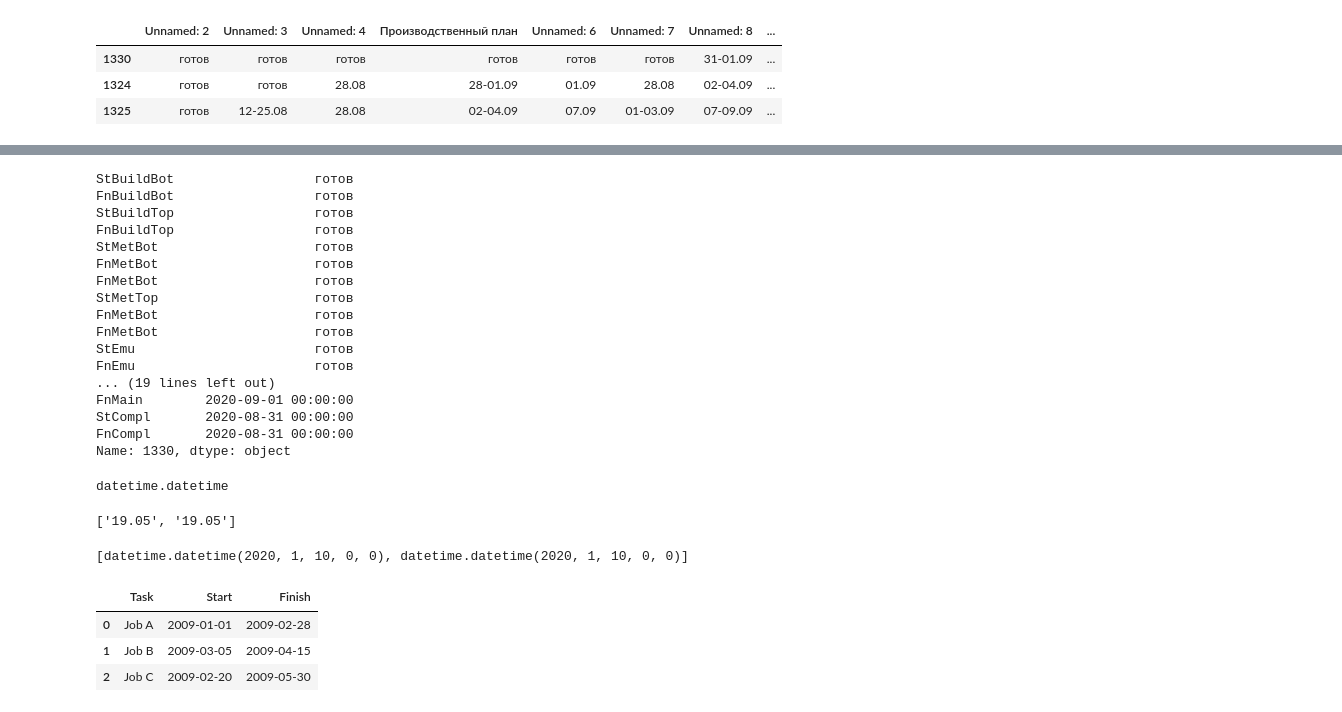
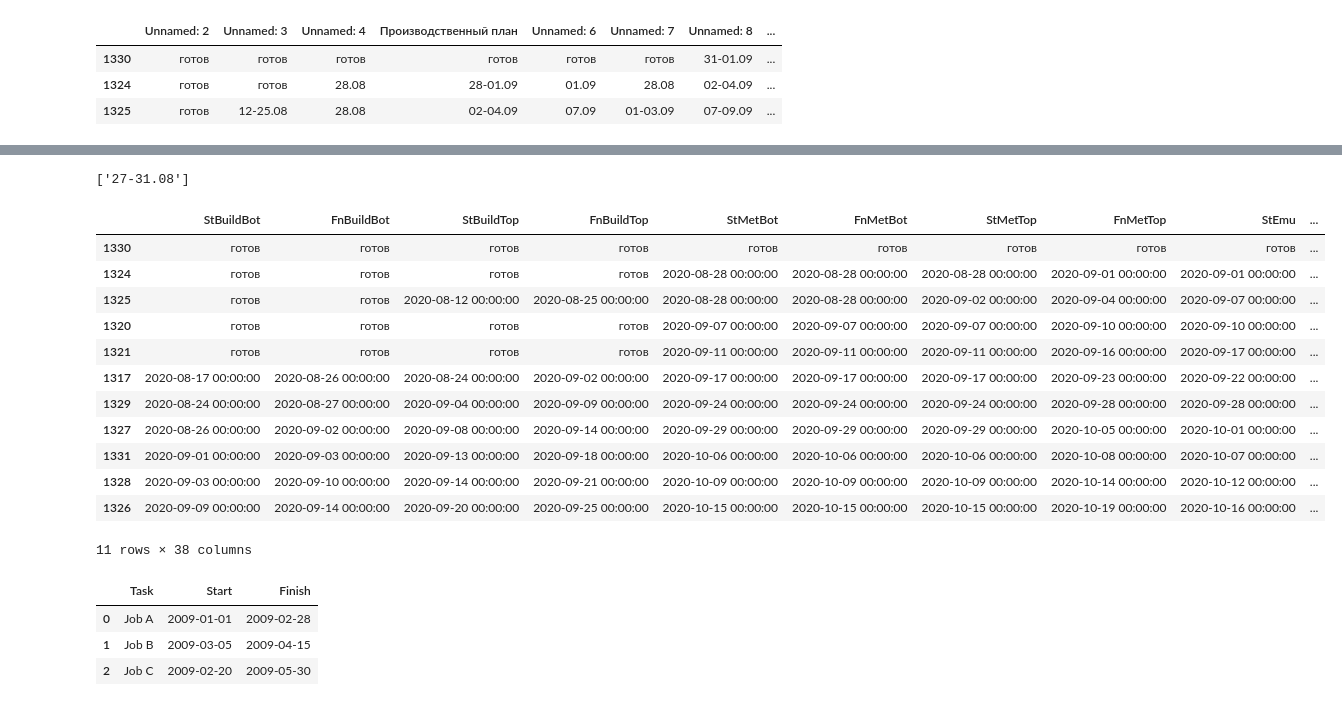
Before and after one commit to TimurKarev/Plan, a Jupyter notebook: test.ipynb, the cells around one changed output, grey strips where cells are left out. Drawn from its saved outputs; the diff is of its cells as text; code cells hidden in the pictures.

```diff
--- a/test.ipynb
+++ b/test.ipynb
@@ -66,43 +96,26 @@ df.head(3)
+# %%
+'27-31.08'.split('/')
+# %% [output]
+['27-31.08']
 # %%
 %autoreload
 d = df.apply(lambda row: utils.reformat_dataframe(row),axis=1)
-d = d[V.ColumnNames[:-2]]
-d.iloc[0]
+d = d[V.get_FinalFinalColumnNames()]
+d
 # %% [output]
+|  | StBuildBot | FnBuildBot | StBuildTop | FnBuildTop | StMetBot | FnMetBot | StMetTop | FnMetTop | StEmu | ... |
+| 1330 | готов | готов | готов | готов | готов | готов | готов | готов | готов | ... |
+| 1324 | готов | готов | готов | готов | 2020-08-28 00:00:00 | 2020-08-28 00:00:00 | 2020-08-28 00:00:00 | 2020-09-01 00:00:00 | 2020-09-01 00:00:00 | ... |
+| 1325 | готов | готов | 2020-08-12 00:00:00 | 2020-08-25 00:00:00 | 2020-08-28 00:00:00 | 2020-08-28 00:00:00 | 2020-09-02 00:00:00 | 2020-09-04 00:00:00 | 2020-09-07 00:00:00 | ... |
+| 1320 | готов | готов | готов | готов | 2020-09-07 00:00:00 | 2020-09-07 00:00:00 | 2020-09-07 00:00:00 | 2020-09-10 00:00:00 | 2020-09-10 00:00:00 | ... |
+| 1321 | готов | готов | готов | готов | 2020-09-11 00:00:00 | 2020-09-11 00:00:00 | 2020-09-11 00:00:00 | 2020-09-16 00:00:00 | 2020-09-17 00:00:00 | ... |
+| 1317 | 2020-08-17 00:00:00 | 2020-08-26 00:00:00 | 2020-08-24 00:00:00 | 2020-09-02 00:00:00 | 2020-09-17 00:00:00 | 2020-09-17 00:00:00 | 2020-09-17 00:00:00 | 2020-09-23 00:00:00 | 2020-09-22 00:00:00 | ... |
+| 1329 | 2020-08-24 00:00:00 | 2020-08-27 00:00:00 | 2020-09-04 00:00:00 | 2020-09-09 00:00:00 | 2020-09-24 00:00:00 | 2020-09-24 00:00:00 | 2020-09-24 00:00:00 | 2020-09-28 00:00:00 | 2020-09-28 00:00:00 | ... |
+| 1327 | 2020-08-26 00:00:00 | 2020-09-02 00:00:00 | 2020-09-08 00:00:00 | 2020-09-14 00:00:00 | 2020-09-29 00:00:00 | 2020-09-29 00:00:00 | 2020-09-29 00:00:00 | 2020-10-05 00:00:00 | 2020-10-01 00:00:00 | ... |
+| 1331 | 2020-09-01 00:00:00 | 2020-09-03 00:00:00 | 2020-09-13 00:00:00 | 2020-09-18 00:00:00 | 2020-10-06 00:00:00 | 2020-10-06 00:00:00 | 2020-10-06 00:00:00 | 2020-10-08 00:00:00 | 2020-10-07 00:00:00 | ... |
+| 1328 | 2020-09-03 00:00:00 | 2020-09-10 00:00:00 | 2020-09-14 00:00:00 | 2020-09-21 00:00:00 | 2020-10-09 00:00:00 | 2020-10-09 00:00:00 | 2020-10-09 00:00:00 | 2020-10-14 00:00:00 | 2020-10-12 00:00:00 | ... |
+| 1326 | 2020-09-09 00:00:00 | 2020-09-14 00:00:00 | 2020-09-20 00:00:00 | 2020-09-25 00:00:00 | 2020-10-15 00:00:00 | 2020-10-15 00:00:00 | 2020-10-15 00:00:00 | 2020-10-19 00:00:00 | 2020-10-16 00:00:00 | ... |
-StBuildBot                  готов
-FnBuildBot                  готов
-StBuildTop                  готов
-FnBuildTop                  готов
-StMetBot                    готов
-FnMetBot                    готов
-FnMetBot                    готов
-StMetTop                    готов
-FnMetBot                    готов
-FnMetBot                    готов
-StEmu                       готов
-FnEmu                       готов
-... (19 lines left out)
-FnMain        2020-09-01 00:00:00
-StCompl       2020-08-31 00:00:00
-FnCompl       2020-08-31 00:00:00
-Name: 1330, dtype: object
+11 rows × 38 columns
-# %%
-s = df.iloc[3]
-type(s[16])
-# %% [output]
-datetime.datetime
-# %%
-ss = "19.05".split('-')
-ss.append(ss[0])
-ss
-# %% [output]
-['19.05', '19.05']
-# %%
-%autoreload
-str_int = '10.01'
-utils.get_two_dates(str_int)
-# %% [output]
-[datetime.datetime(2020, 1, 10, 0, 0), datetime.datetime(2020, 1, 10, 0, 0)]
 # %%
 tdf = pd.DataFrame([
     dict(Task="Job A", Start='2009-01-01', Finish='2009-02-28'),
```
Also changed, not shown: parts of 3 cells of this notebook, 3 other files.
